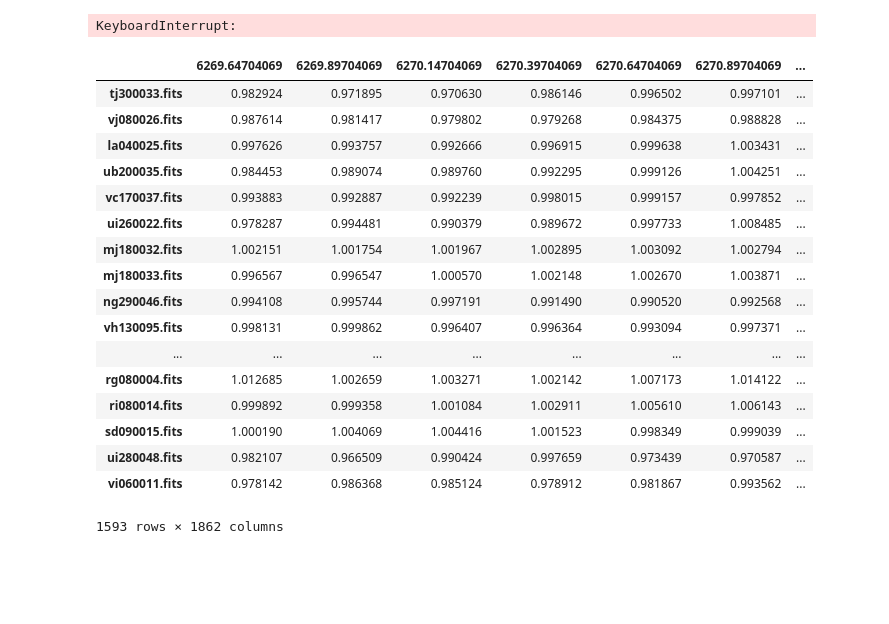
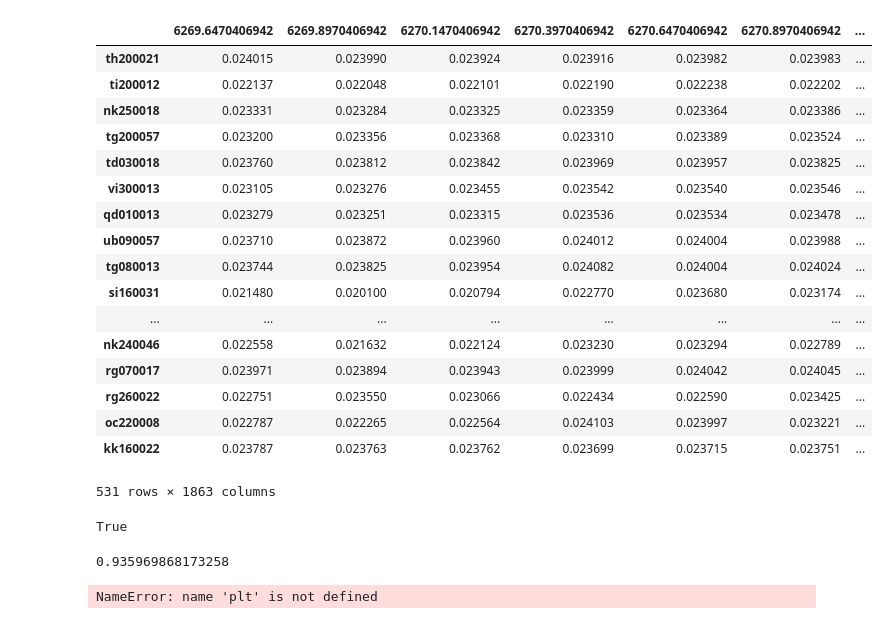
Before and after one commit to vodev/vocloud-preprocessing, a Jupyter notebook: pdd.ipynb, the cells around one changed output. Saved outputs shown, nothing was run; the diff lists cells and outputs as text; code cells hidden in the pictures; blank space fills up the shorter version.

Commit message:
added a classifier group, means to split dataset into train and test set and a wrapper around basic sklearn fitting process

```diff
--- a/pdd.ipynb
+++ b/pdd.ipynb
@@ -9,9 +7,50 @@ processed_spectra=dh.to_dataframe(spectra)
+# %%
+unprocessed = dh.load_spectra_from_fits('./data')
+spectra = dh.process_set(unprocessed, True, True, ',')
+spectra_df=dh.to_dataframe(spectra)
+# %%
+train_set, test_set = dh.split_train_set(spectra_df)
+# %% [output]
+|  | 6269.6470406942 | 6269.8970406942 | 6270.1470406942 | 6270.3970406942 | 6270.6470406942 | 6270.8970406942 | ... |
+| th200021 | 0.024015 | 0.023990 | 0.023924 | 0.023916 | 0.023982 | 0.023983 | ... |
+| ti200012 | 0.022137 | 0.022048 | 0.022101 | 0.022190 | 0.022238 | 0.022202 | ... |
+| nk250018 | 0.023331 | 0.023284 | 0.023325 | 0.023359 | 0.023364 | 0.023386 | ... |
+| tg200057 | 0.023200 | 0.023356 | 0.023368 | 0.023310 | 0.023389 | 0.023524 | ... |
+| td030018 | 0.023760 | 0.023812 | 0.023842 | 0.023969 | 0.023957 | 0.023825 | ... |
+| vi300013 | 0.023105 | 0.023276 | 0.023455 | 0.023542 | 0.023540 | 0.023546 | ... |
+| qd010013 | 0.023279 | 0.023251 | 0.023315 | 0.023536 | 0.023534 | 0.023478 | ... |
+| ub090057 | 0.023710 | 0.023872 | 0.023960 | 0.024012 | 0.024004 | 0.023988 | ... |
+| tg080013 | 0.023744 | 0.023825 | 0.023954 | 0.024082 | 0.024004 | 0.024024 | ... |
+| si160031 | 0.021480 | 0.020100 | 0.020794 | 0.022770 | 0.023680 | 0.023174 | ... |
+| ... | ... | ... | ... | ... | ... | ... | ... |
+| nk240046 | 0.022558 | 0.021632 | 0.022124 | 0.023230 | 0.023294 | 0.022789 | ... |
+| rg070017 | 0.023971 | 0.023894 | 0.023943 | 0.023999 | 0.024042 | 0.024045 | ... |
+| rg260022 | 0.022751 | 0.023550 | 0.023066 | 0.022434 | 0.022590 | 0.023425 | ... |
+| oc220008 | 0.022787 | 0.022265 | 0.022564 | 0.024103 | 0.023997 | 0.023221 | ... |
+| kk160022 | 0.023787 | 0.023763 | 0.023762 | 0.023699 | 0.023715 | 0.023751 | ... |
+531 rows × 1863 columns
+# %%
+mat = train_set.as_matrix(train_set.columns[0:-2])
+classes = train_set['class'].as_matrix()
+indices = [1, 3, 100]
+from sklearn import svm
+classifier = svm.LinearSVC()
+classifier2 = classifier.fit(X=mat, y=classes)
+print(classifier is classifier2)
+test_mat = test_set.as_matrix(test_set.columns[0:-2])
+classifier.score(test_mat, test_set['class'].as_matrix())
+# %% [output]
+True
+0.935969868173258
 # %%
-transposed = processed_spectra.T
-fig = plt.figure()
-for column in transposed:
-    transposed[column].plot()
-    plt.savefig('./plots/' + column + '.pdf')
-    plt.clf()
+plot = False
+if(plot):
+    transposed = spectra_df.T
+    fig = plt.figure()
+    for column in transposed:
+        transposed[column].plot()
+        plt.savefig('./plots/' + column + '.pdf')
+        plt.clf()
+plt.close()
 # %% [output]
-KeyboardInterrupt:
+NameError: name 'plt' is not defined
@@ -20,24 +57 @@ plt.close()
-# %%
-unnormalized = dh.process_set('./data', False, True, ',')
-processed_unnormalized = dh.to_dataframe(unnormalized)
-processed_unnormalized
-# %% [output]
-|  | 6269.64704069 | 6269.89704069 | 6270.14704069 | 6270.39704069 | 6270.64704069 | 6270.89704069 | ... |
-| tj300033.fits | 0.982924 | 0.971895 | 0.970630 | 0.986146 | 0.996502 | 0.997101 | ... |
-| vj080026.fits | 0.987614 | 0.981417 | 0.979802 | 0.979268 | 0.984375 | 0.988828 | ... |
-| la040025.fits | 0.997626 | 0.993757 | 0.992666 | 0.996915 | 0.999638 | 1.003431 | ... |
-| ub200035.fits | 0.984453 | 0.989074 | 0.989760 | 0.992295 | 0.999126 | 1.004251 | ... |
-| vc170037.fits | 0.993883 | 0.992887 | 0.992239 | 0.998015 | 0.999157 | 0.997852 | ... |
-| ui260022.fits | 0.978287 | 0.994481 | 0.990379 | 0.989672 | 0.997733 | 1.008485 | ... |
-| mj180032.fits | 1.002151 | 1.001754 | 1.001967 | 1.002895 | 1.003092 | 1.002794 | ... |
-| mj180033.fits | 0.996567 | 0.996547 | 1.000570 | 1.002148 | 1.002670 | 1.003871 | ... |
-| ng290046.fits | 0.994108 | 0.995744 | 0.997191 | 0.991490 | 0.990520 | 0.992568 | ... |
-| vh130095.fits | 0.998131 | 0.999862 | 0.996407 | 0.996364 | 0.993094 | 0.997371 | ... |
-| ... | ... | ... | ... | ... | ... | ... | ... |
-| rg080004.fits | 1.012685 | 1.002659 | 1.003271 | 1.002142 | 1.007173 | 1.014122 | ... |
-| ri080014.fits | 0.999892 | 0.999358 | 1.001084 | 1.002911 | 1.005610 | 1.006143 | ... |
-| sd090015.fits | 1.000190 | 1.004069 | 1.004416 | 1.001523 | 0.998349 | 0.999039 | ... |
-| ui280048.fits | 0.982107 | 0.966509 | 0.990424 | 0.997659 | 0.973439 | 0.970587 | ... |
-| vi060011.fits | 0.978142 | 0.986368 | 0.985124 | 0.978912 | 0.981867 | 0.993562 | ... |
-1593 rows × 1862 columns
 # %%
```
Also changed, not shown: parts of 13 cells of this notebook, 4 other files.
